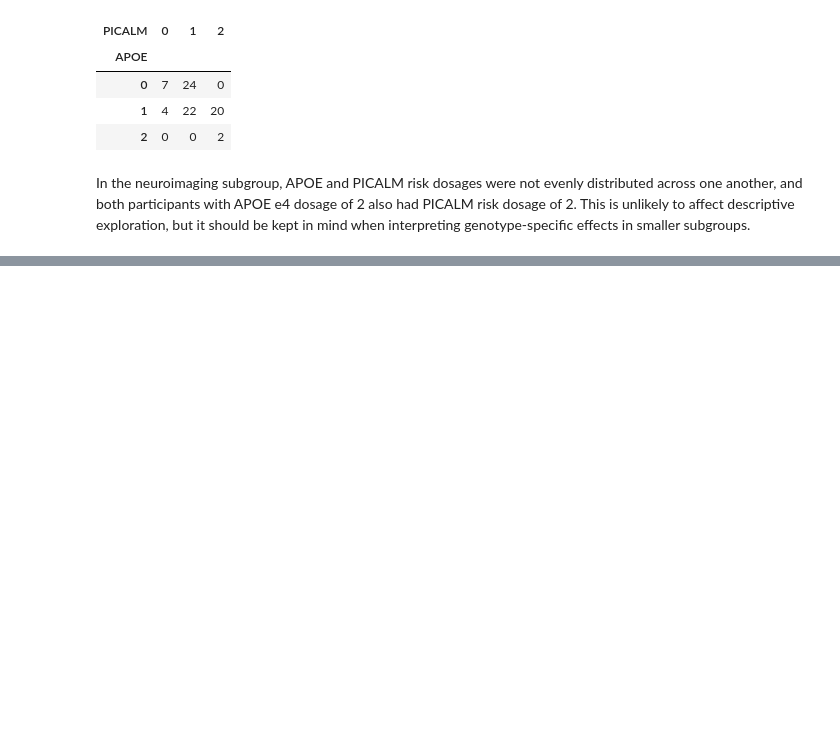
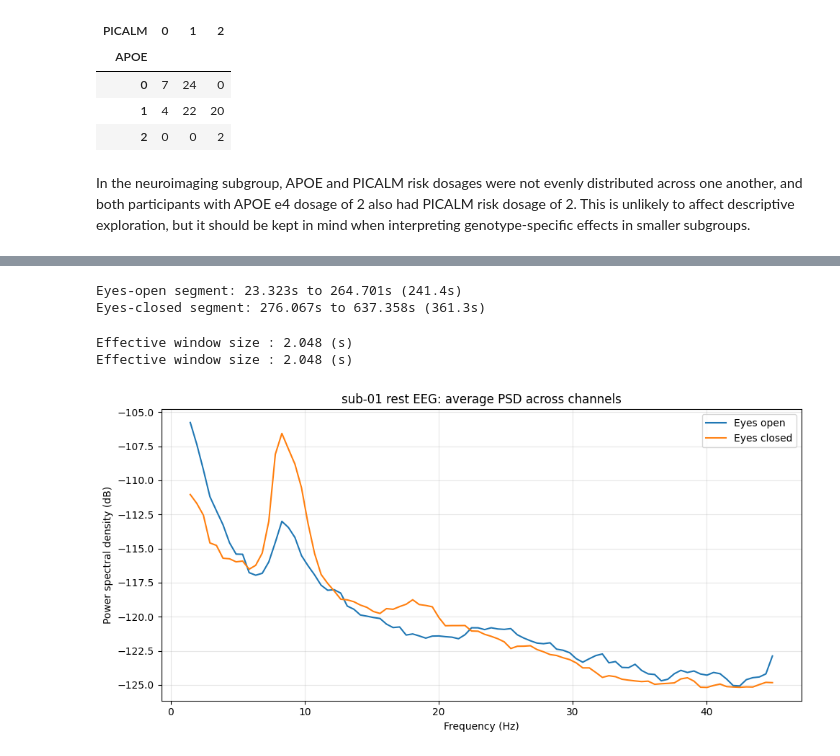
Before and after one commit to nmarryatt/neurogenetics-ml, a Jupyter notebook: notebooks/Data Exploration.ipynb, the cells around one changed output, grey strips where cells are left out. Cells and saved outputs as stored; diff of their text form; code cells hidden in the pictures; blank space fills up the shorter version.

```diff
--- a/notebooks/Data Exploration.ipynb
+++ b/notebooks/Data Exploration.ipynb
@@ -261,0 +325,45 @@ to affect descriptive exploration, but it should be kept in mind when interpreti
+# %%
+# Crop the resting-state recording into eyes-open and eyes-closed segments
+annotations = raw.annotations
+descriptions = list(annotations.description)
+
+eyes_open_start = annotations.onset[descriptions.index("Stimulus/S  2")] # start of eyes open
+eyes_open_end = annotations.onset[descriptions.index("Stimulus/S 10")] # end of eyes open ?
+eyes_closed_start = annotations.onset[descriptions.index("Stimulus/S  4")] # start of eyes closed
+eyes_closed_end = annotations.onset[descriptions.index("Stimulus/S 11")] # end of eyes closed ?
+
+raw_eyes_open = raw.copy().crop(tmin=eyes_open_start, tmax=eyes_open_end)
+raw_eyes_closed = raw.copy().crop(tmin=eyes_closed_start, tmax=eyes_closed_end)
+
+print(f"Eyes-open segment: {eyes_open_start:.3f}s to {eyes_open_end:.3f}s ({eyes_open_end - eyes_open_start:.1f}s)")
+print(f"Eyes-closed segment: {eyes_closed_start:.3f}s to {eyes_closed_end:.3f}s ({eyes_closed_end - eyes_closed_start:.1f}s)")
+# %% [output]
+Eyes-open segment: 23.323s to 264.701s (241.4s)
+Eyes-closed segment: 276.067s to 637.358s (361.3s)
+# %%
+# Compare average PSD for eyes-open vs eyes-closed segments
+import matplotlib.pyplot as plt
+import numpy as np
+
+psd_open = raw_eyes_open.compute_psd(fmin=1, fmax=45)
+psd_closed = raw_eyes_closed.compute_psd(fmin=1, fmax=45)
+
+freqs = psd_open.freqs
+open_mean_db = 10 * np.log10(psd_open.get_data().mean(axis=0))
+closed_mean_db = 10 * np.log10(psd_closed.get_data().mean(axis=0))
+
+fig, ax = plt.subplots(figsize=(10, 5))
+ax.plot(freqs, open_mean_db, label="Eyes open")
+ax.plot(freqs, closed_mean_db, label="Eyes closed")
+ax.set_xlabel("Frequency (Hz)")
+ax.set_ylabel("Power spectral density (dB)")
+ax.set_title("sub-01 rest EEG: average PSD across channels")
+ax.legend()
+ax.grid(True, alpha=0.3)
+plt.tight_layout()
+fig.savefig("../figures/sub-01_rest_psd_open_vs_closed.png", dpi=300, bbox_inches="tight")
+plt.show()
+# %% [output]
+Effective window size : 2.048 (s)
+Effective window size : 2.048 (s)
+[figure, added]
```
Also changed, not shown: parts of 5 cells of this notebook, 1 other file.
